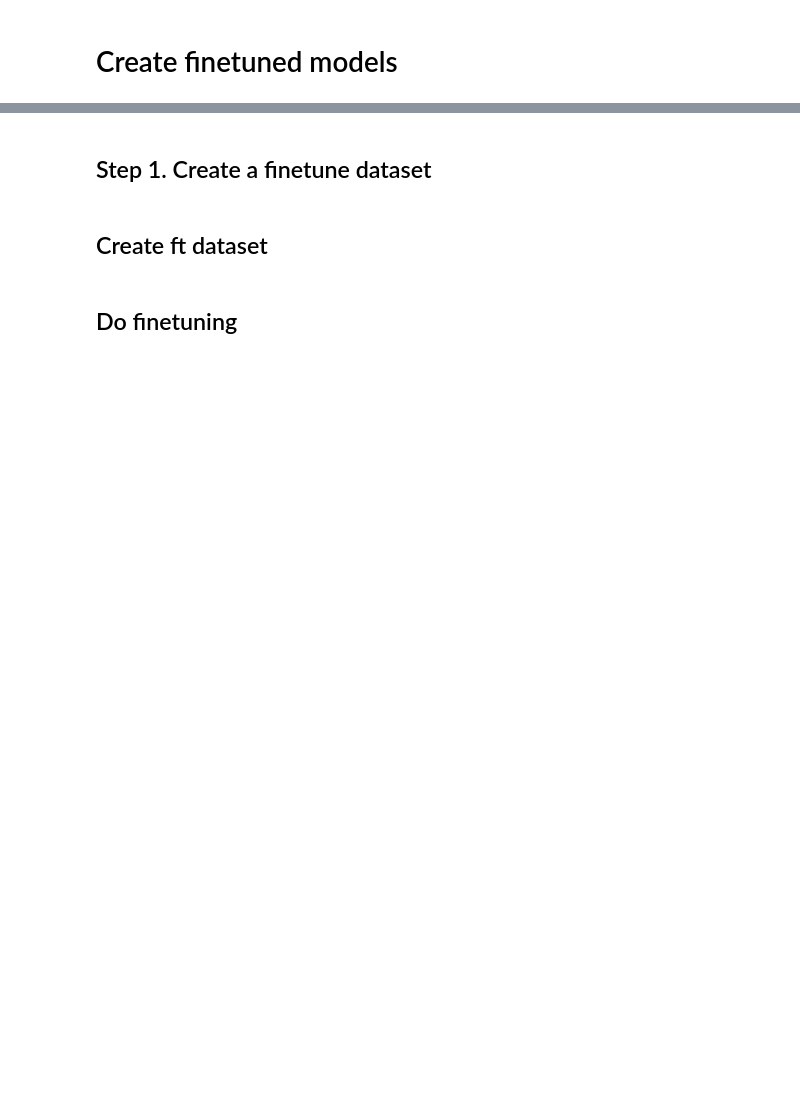
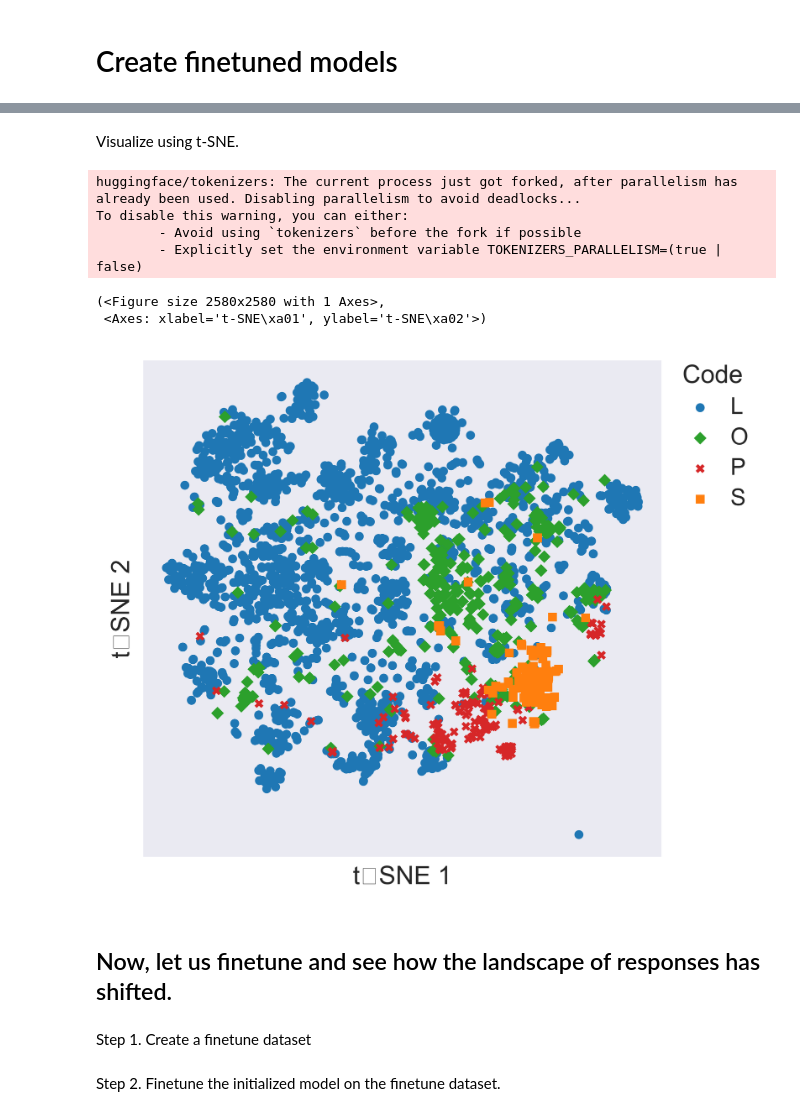
Before and after one commit to halvorty/text2embedding2category, a Jupyter notebook: finetune.ipynb, the cells around one changed output, grey strips where cells are left out. Saved outputs shown, nothing was run; the diff lists cells and outputs as text; code cells hidden in the pictures; blank space fills up the shorter version.

Commit message:
updates finetuner and dependencies

```diff
--- a/finetune.ipynb
+++ b/finetune.ipynb
@@ -36,0 +42,4 @@ model = SentenceTransformer(
+# %%
+# load the dataset
+dataset = pd.read_excel('sources_amended.xlsx')
+dataset.head()
@@ -37,15 +72,10 @@ model = SentenceTransformer(
+# %% [markdown]
+Visualize using t-SNE.
 # %%
-#Tsne before finetuning
-import seaborn as sns
-import matplotlib.pyplot as plt
-from matplotlib import rcParams
-from sklearn.manifold import TSNE
-
-# ---------------------------------------------------------------------------
 rcParams.update({
     "figure.dpi": 600,
     "savefig.dpi": 600,
-    "font.size": 8,              # body text size
+    "font.size": 8,
     "axes.labelsize": 6,
     "axes.titlesize": 8,
     "legend.fontsize": 6,
@@ -55,10 +85,6 @@ rcParams.update({
     "grid.linewidth": 0.5,
     "lines.markersize": 3.0,
 })
-
-
-# ---------------------------------------------------------------------------
-# Internal helpers
 
 _MARKERS = [
     "o", "s", "D", "X", "^", "v", ">", "<", "P", "*", "+", "x"
@@ -128,11 +154,9 @@ def _scatter_plot(
     ax.set_xlabel(x_label)
     ax.set_ylabel(y_label)
 
-    # --- hide tick labels & marks ---
-    ax.set_xticks([])      # or set_xticklabels([])
-    ax.set_yticks([])      # or set_yticklabels([])
+    ax.set_xticks([])
+    ax.set_yticks([])
 
-    # keep everything else the same…
     for spine in ax.spines.values():
         spine.set_linewidth(0.5)
     ax.tick_params(width=0.5)
@@ -140,7 +164,6 @@ def _scatter_plot(
     if title:
         ax.set_title(title, pad=4)
 
-    # Square aspect so data units are equal on both axes
     ax.set_aspect("equal", adjustable="box")
 
     # Clean up spines but keep axes visible
@@ -155,10 +178,9 @@ def _scatter_plot(
         labelspacing=0.4,
         borderpad=0.2,
         loc="upper left",
-        bbox_to_anchor=(1.02, 1),  # right of axes
+        bbox_to_anchor=(1.02, 1),
         borderaxespad=0.0,
     )
-
 
     plt.tight_layout(pad=0.2)
 
@@ -167,10 +189,6 @@ def _scatter_plot(
 
     return fig, ax
 
-
-# ---------------------------------------------------------------------------
-# Public API functions
-# ---------------------------------------------------------------------------
 
 def plot_tsne_embeddings(
     embedding_matrix,
@@ -183,8 +201,7 @@ def plot_tsne_embeddings(
     markers=None,
     save_as=None,
 ):
-    """t‑SNE projection formatted for a PNAS column.
-
+    """
     Parameters
     ----------
     embedding_matrix : (n_samples, n_features) array‑like
@@ -200,6 +217,7 @@ def plot_tsne_embeddings(
         random_state=random_state,
         perplexity=perplexity,
         init="pca",
+        metric="cosine",
     )
     xy = tsne.fit_transform(embedding_matrix)
 
@@ -211,10 +229,26 @@ def plot_tsne_embeddings(
         markers=markers,
         x_label="t‑SNE 1",
         y_label="t‑SNE 2",
-        title=None,  # no title; let LaTeX caption handle it
+        title=None,
         save_as=save_as,
         show_grid=True,
     )
+# %%
+plot_tsne_embeddings(
+    embedding_matrix = np.vstack(dataset['embedding']),
+    codes = dataset['code'],
+    save_as='tsne_no_finetune.png',
+)
+# %% [output]
+huggingface/tokenizers: The current process just got forked, after parallelism has already been used. Disabling parallelism to avoid deadlocks...
+To disable this warning, you can either:
+        - Avoid using `tokenizers` before the fork if possible
+        - Explicitly set the environment variable TOKENIZERS_PARALLELISM=(true | false)
+(<Figure size 2580x2580 with 1 Axes>,
+ <Axes: xlabel='t‑SNE\xa01', ylabel='t‑SNE\xa02'>)
+[figure, added]
+# %% [markdown]
+## Now, let us finetune and see how the landscape of responses has shifted.
 # %% [markdown]
-## Step 1. Create a finetune dataset
+Step 1. Create a finetune dataset
 # %%
@@ -254,2 +279,0 @@ Args = {
-# %% [markdown]
-## Create ft dataset
@@ -258,2 +279,0 @@ Args = {
-# %% [markdown]
-## Do finetuning
@@ -265,0 +284,2 @@ Args = {
+# %% [markdown]
+Step 2. Finetune the initialized model on the finetune dataset.
```
Also changed, not shown: parts of 20 cells of this notebook, 3 other files.
